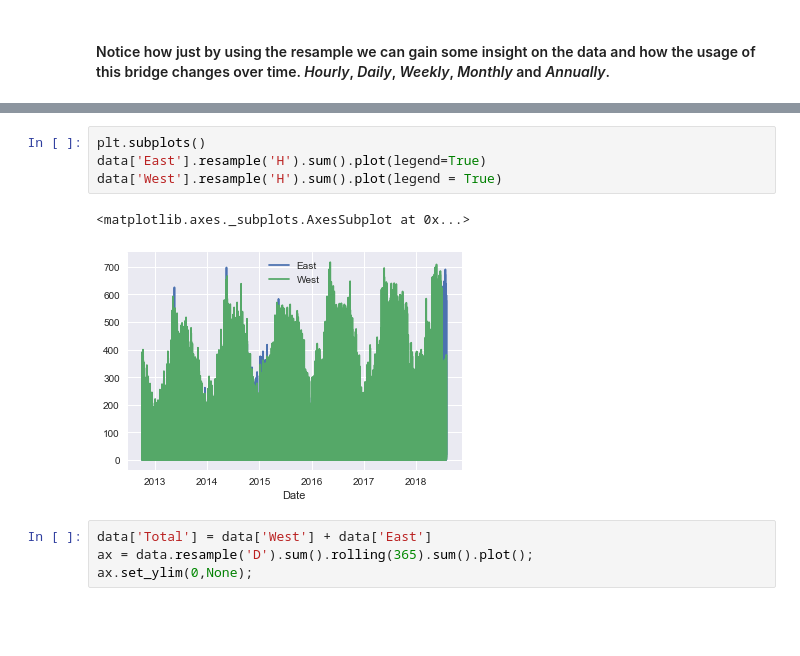
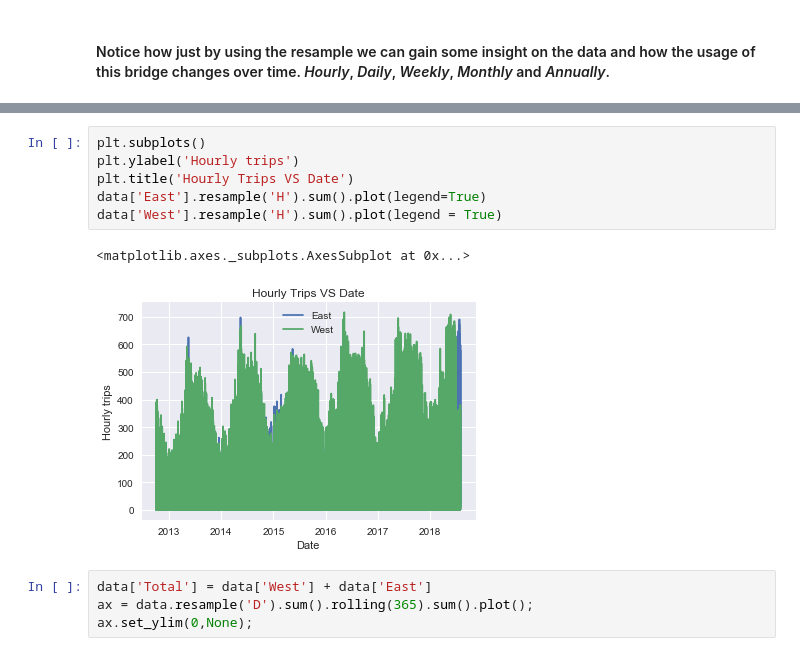
Before and after one commit to MrRutledge/Seattle_Bridge_Data_work_flow, a Jupyter notebook: DataWorkFlow1.ipynb, the cells around one changed output, grey strips where cells are left out. Drawn from its saved outputs; the diff is of its cells as text; blank space fills up the shorter version.

```diff
--- a/DataWorkFlow1.ipynb
+++ b/DataWorkFlow1.ipynb
@@ -89,10 +99,12 @@ data['West'].resample('W').sum().plot(legend = True)
 # %%
 plt.subplots()
+plt.ylabel('Hourly trips')
+plt.title('Hourly Trips VS Date')
 data['East'].resample('H').sum().plot(legend=True)
 data['West'].resample('H').sum().plot(legend = True)
 # %% [output]
 <matplotlib.axes._subplots.AxesSubplot at 0x...>
-[figure, old version]
+[figure, new version]
 # %%
 data['Total'] = data['West'] + data['East']
 ax = data.resample('D').sum().rolling(365).sum().plot();
```
Also changed, not shown: parts of 13 cells of this notebook, 2 other files.
